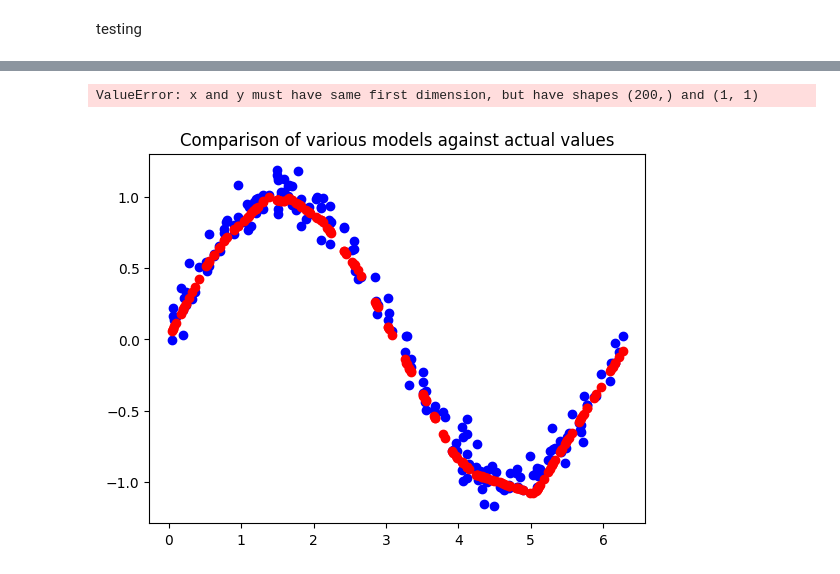
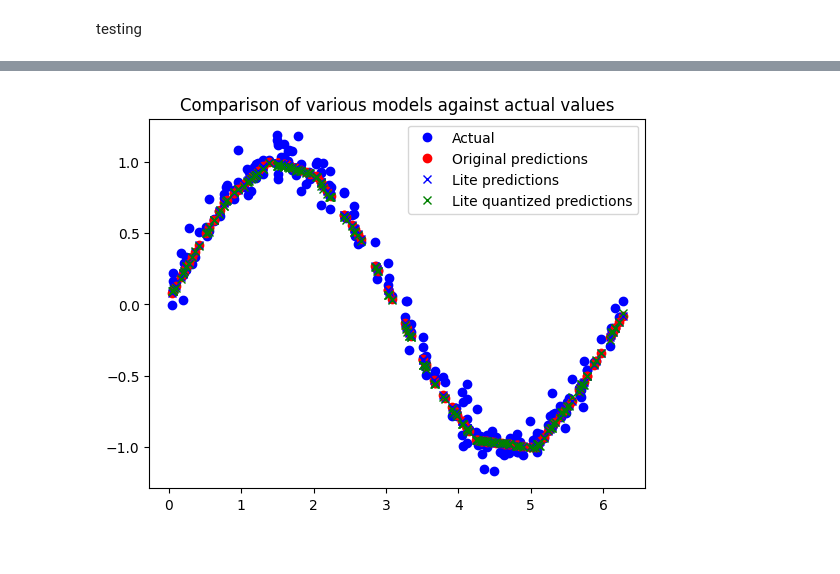
Before and after one commit to shyamikdas/TinyML, a Jupyter notebook: tflite_tutorial.ipynb, the cells around one changed output, grey strips where cells are left out. Saved outputs shown, nothing was run; the diff lists cells and outputs as text; code cells hidden in the pictures.

```diff
--- a/tflite_tutorial.ipynb
+++ b/tflite_tutorial.ipynb
@@ -286,49 +286,46 @@ Captures:
 # %%
 # Instantiate an interpreter for each model
 sine_model = tf.lite.Interpreter('sine_model.tflite')
 sine_model_quantized = tf.lite.Interpreter('sine_model_quantized.tflite')
 # Allocate memory for each model
 sine_model.allocate_tensors()
 sine_model_quantized.allocate_tensors()
 # Get indexes of the input and output tensors
 sine_model_input_index = sine_model.get_input_details()[0]["index"]
 sine_model_output_index = sine_model.get_output_details()[0] ["index"]
 sine_model_quantized_input_index = sine_model_quantized.get_input_details()[0]["index"]
 sine_model_quantized_output_index = \
 sine_model_quantized.get_output_details()[0]["index"]
 # Create arrays to store the results
 sine_model_predictions = []
 sine_model_quantized_predictions = []
 # Run each model's interpreter for each value and store the results in arrays
 for x_value in x_test:
   # Create a 2D tensor wrapping the current x value
   x_value_tensor = tf.convert_to_tensor([[x_value]], dtype=np.float32)
   # Write the value to the input tensor
-sine_model.set_tensor(sine_model_input_index, x_value_tensor)
- # Run inference
-sine_model.invoke()
-# Read the prediction from the output tensor
-sine_model_predictions.append(
-sine_model.get_tensor(sine_model_output_index)[0])
-# Do the same for the quantized model
-sine_model_quantized.set_tensor\
- (sine_model_quantized_input_index, x_value_tensor)
-sine_model_quantized.invoke()
-sine_model_quantized_predictions.append(
-     sine_model_quantized.get_tensor(sine_model_quantized_output_index) [0])
+  sine_model.set_tensor(sine_model_input_index, x_value_tensor)
+  # Run inference
+  sine_model.invoke()
+  # Read the prediction from the output tensor and extract the single value
+  sine_model_predictions.append(sine_model.get_tensor(sine_model_output_index)[0])
+  # Do the same for the quantized model
+  sine_model_quantized.set_tensor(sine_model_quantized_input_index, x_value_tensor)
+  sine_model_quantized.invoke()
+  # Read the prediction from the output tensor and extract the single value
+  sine_model_quantized_predictions.append(sine_model_quantized.get_tensor(sine_model_quantized_output_index)[0]) # Extract the single value from the tensor
+
 # See how they line up with the data
 plt.clf()
 plt.title('Comparison of various models against actual values')
 plt.plot(x_test, y_test, 'bo', label='Actual')
 plt.plot(x_test, predictions, 'ro', label='Original predictions')
 plt.plot(x_test, sine_model_predictions, 'bx', label='Lite predictions')
-plt.plot(x_test, sine_model_quantized_predictions, 'gx', \
-  label='Lite quantized predictions')
+plt.plot(x_test, sine_model_quantized_predictions, 'gx', label='Lite quantized predictions')
 plt.legend()
 plt.show()
 # %% [output]
-ValueError: x and y must have same first dimension, but have shapes (200,) and (1, 1)
-[figure, old version]
+[figure, new version]
 # %%
 import os
 basic_model_size = os.path.getsize("sine_model.tflite")
```
Also changed, not shown: parts of 10 cells of this notebook.
